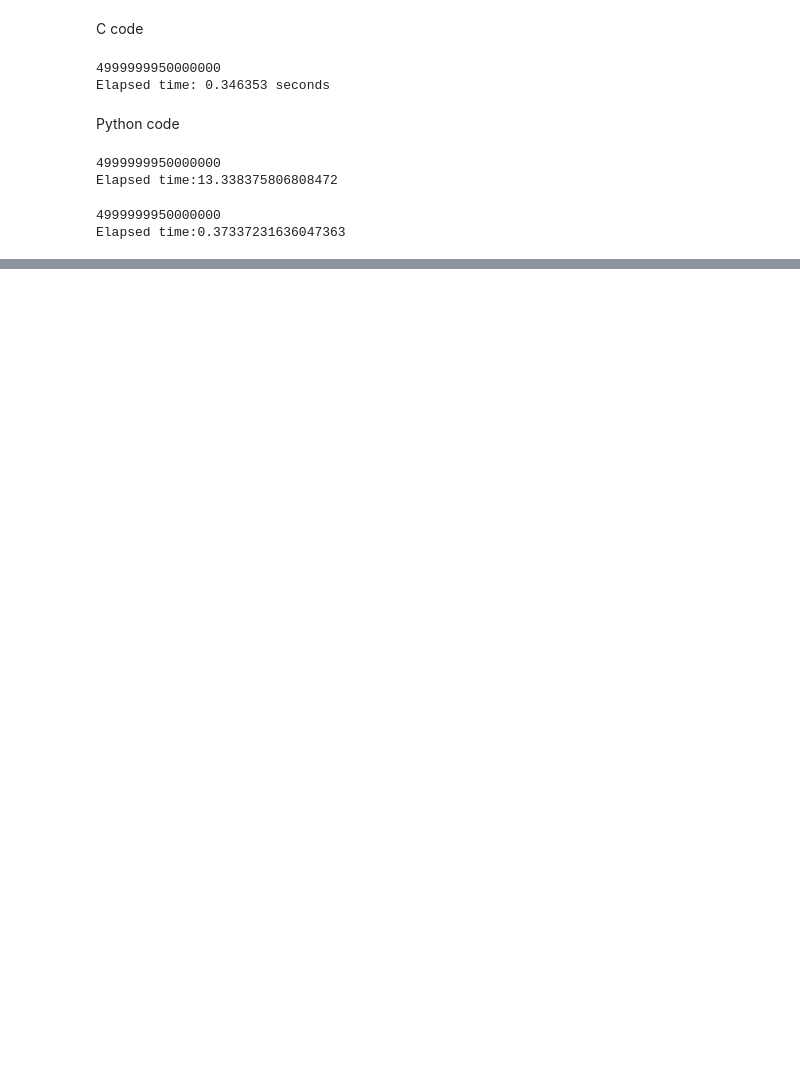
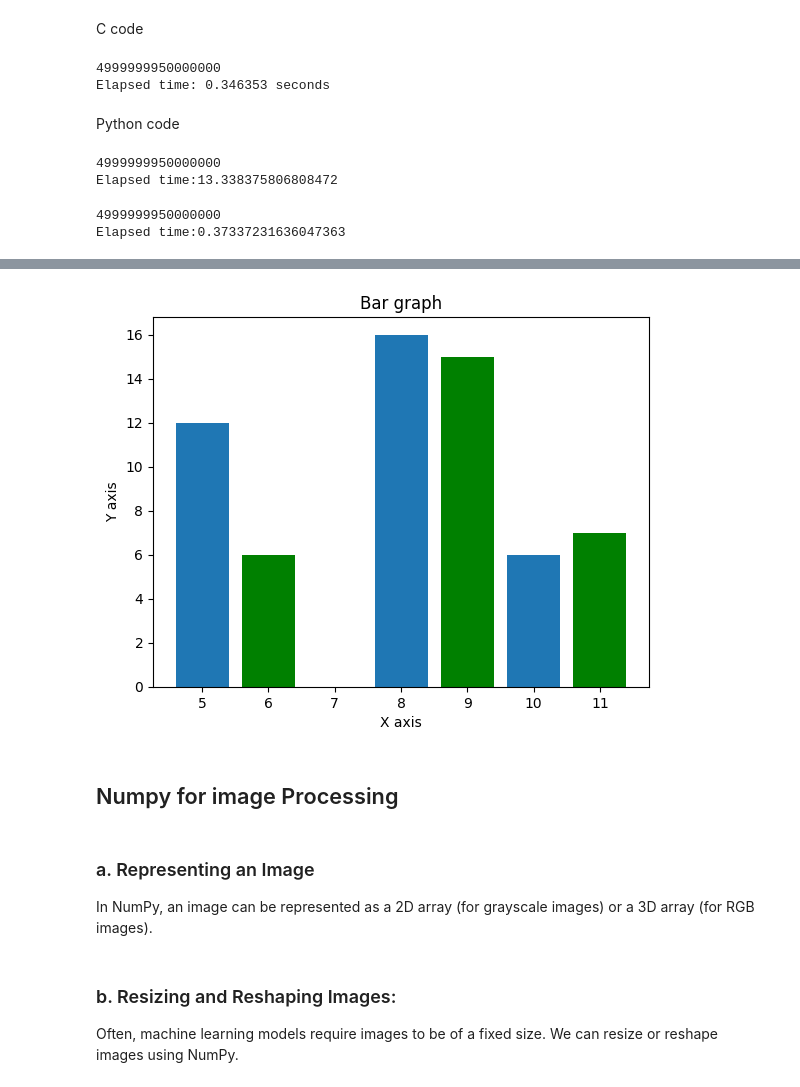
Before and after one commit to antostsna/numpy-for-machine-learning, a Jupyter notebook: Introduction_to_Numpy.ipynb, the cells around one changed output, grey strips where cells are left out. Cells and saved outputs as stored; diff of their text form; code cells hidden in the pictures; blank space fills up the shorter version.

```diff
--- a/Introduction_to_Numpy.ipynb
+++ b/Introduction_to_Numpy.ipynb
@@ -84,0 +266,19 @@ Basic rules for better performance
+# %%
+from matplotlib import pyplot as plt
+x = [5,8,10]
+y = [12,16,6]
+x2 = [6,9,11]
+y2 = [6,15,7]
+plt.bar(x, y, align='center')
+plt.bar(x2, y2, color='g', align='center')
+plt.title('Bar graph')
+plt.ylabel('Y axis')
+plt.xlabel('X axis')
+plt.show()
+# %% [output]
+[figure, added]
+# %% [markdown]
+## Numpy for image Processing
+# %% [markdown]
+### a. Representing an Image
+  In NumPy, an image can be represented as a 2D array (for grayscale images) or a 3D array (for RGB images).
@@ -84,0 +298,3 @@ Basic rules for better performance
+# %% [markdown]
+### b. Resizing and Reshaping Images:
+  Often, machine learning models require images to be of a fixed size. We can resize or reshape images using NumPy.
```
Also changed, not shown: parts of 53 cells of this notebook.
